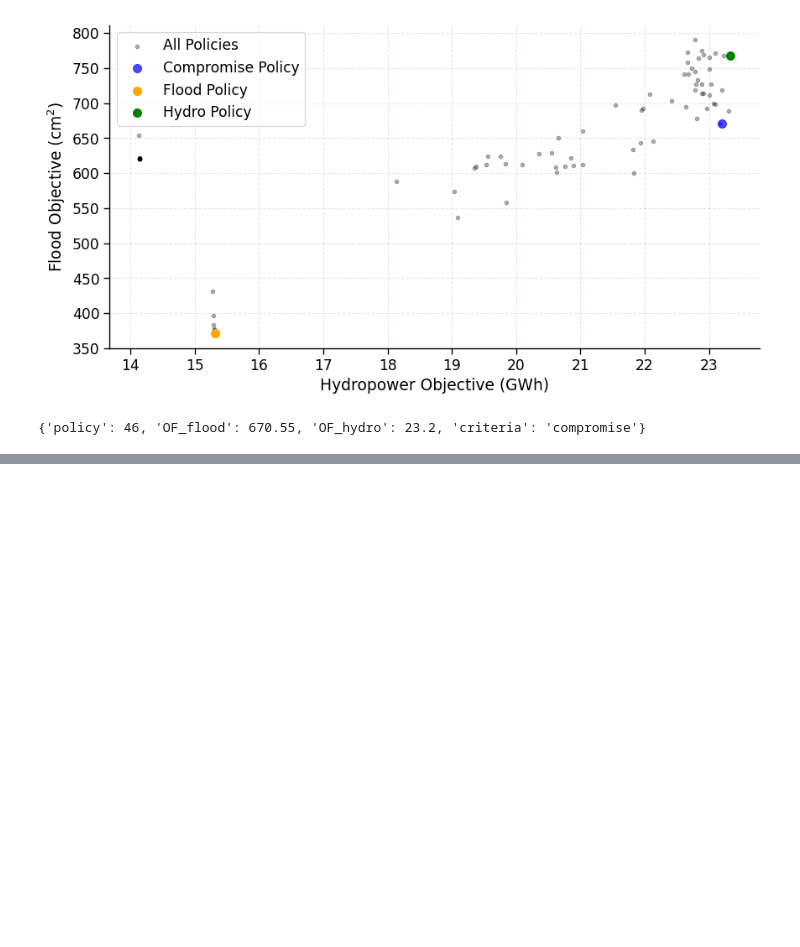
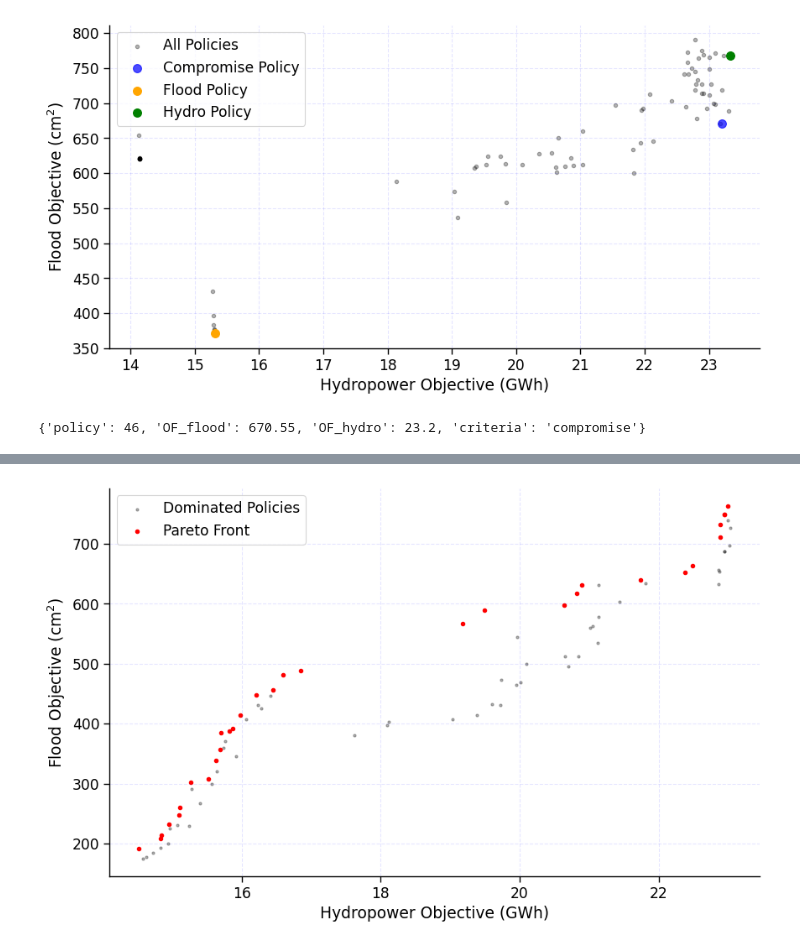
Before and after one commit to CooperBigFoot/optimal-wat-allocation, a Jupyter notebook: code/eda.ipynb, the cells around one changed output, grey strips where cells are left out. Cells and saved outputs as stored; diff of their text form; code cells hidden in the pictures; blank space fills up the shorter version.

Commit message:
plot pareto frontier

```diff
--- a/code/eda.ipynb
+++ b/code/eda.ipynb
@@ -249,0 +277,13 @@ compromise
+# %%
+chrfs= ['chrf', 'chrf1', 'chrf2', 'chrf3']
+columns = ['h2', 'm2', 'w', 'OF_flood', 'OF_hydro', 'output1', 'output3']
+
+load_dotenv()
+
+workspace = os.getenv("WORKSPACE")
+genoptdata = os.getenv("GENOPTDATA")
+
+path_to_folder = os.path.join(workspace, genoptdata)
+
+gen_opt_policies = load_and_concat_data(chrfs, columns, path_to_folder)
+gen_opt_policies['OF_hydro'] = - gen_opt_policies['OF_hydro']
@@ -249,0 +305,59 @@ compromise
+# %%
+def find_pareto_frontier(df: pd.DataFrame, x: str, y: str) -> pd.DataFrame:
+    """
+    Find the Pareto frontier of a DataFrame with two objectives.
+
+    Parameters:
+    - df: DataFrame with two objectives
+    - x: name of the first objective
+    - y: name of the second objective
+
+    Returns:
+    - pareto_frontier: DataFrame containing the Pareto frontier
+    """
+    pareto_frontier = []
+
+    for i, row in df.iterrows():
+        if not any((-df[x] > -row[x]) & (df[y] > row[y])):
+            pareto_frontier.append(row)
+
+    pareto_frontier = pd.DataFrame(pareto_frontier, columns=df.columns)
+    return pareto_frontier
+
+
+pareto_frontier = find_pareto_frontier(gen_opt_policies, "OF_hydro", "OF_flood")
+
+fig = plt.figure(figsize=(10, 6))
+plt.scatter(
+    gen_opt_policies["OF_hydro"],
+    gen_opt_policies["OF_flood"],
+    c="black",
+    s=5,
+    alpha=0.3,
+    label="Dominated Policies",
+)
+plt.scatter(
+    pareto_frontier["OF_hydro"],
+    pareto_frontier["OF_flood"],
+    c="red",
+    s=10,
+    label="Pareto Front",
+)
+# plt.scatter(
+#     gen_init_policies["OF_hydro"],
+#     gen_init_policies["OF_flood"],
+#     c="blue",
+#     s=5,
+#     alpha=0.3,
+#     label="Initial Policies",
+# )
+plt.xlabel("Hydropower Objective (GWh)")
+plt.ylabel("Flood Objective (cm$^2$)")
+sns.despine()
+plt.legend()
+plt.grid(alpha=0.1, linestyle="--", color="#0000FF")
+
+
+plt.show()
+# %% [output]
+[figure, added]
```
Also changed, not shown: parts of 5 cells of this notebook, 11 other files.
